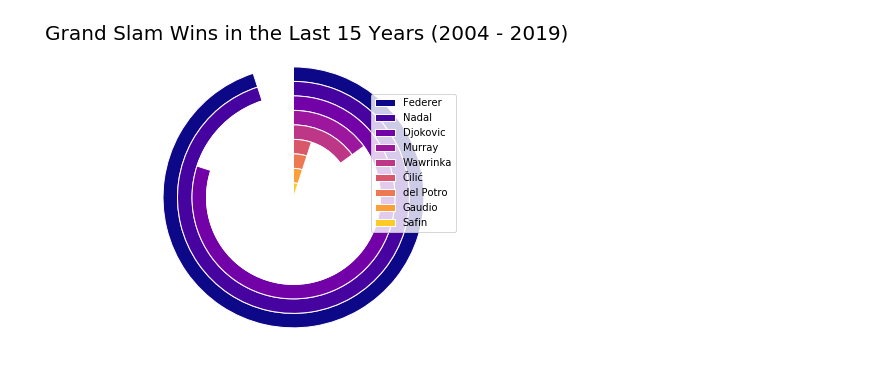
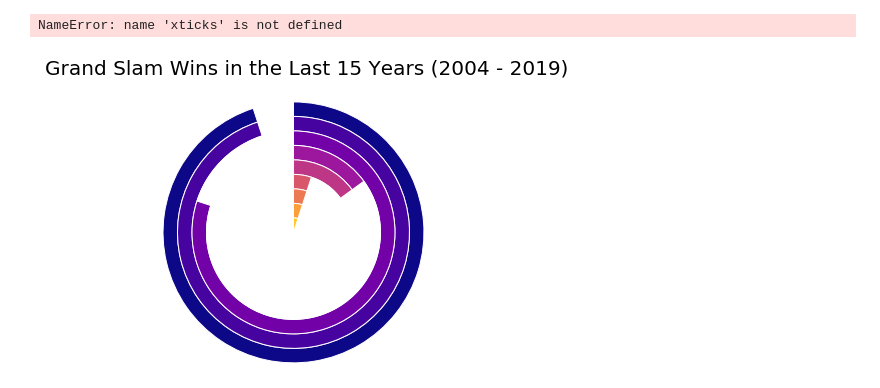
Before and after one commit to jschriem/Data-Analysis, a Jupyter notebook: Tennis/Grand Slam wins in last 15 years.ipynb, the cells around one changed output. Cells and saved outputs as stored; diff of their text form; code cells hidden in the pictures.

```diff
--- a/Tennis/Grand Slam wins in last 15 years.ipynb
+++ b/Tennis/Grand Slam wins in last 15 years.ipynb
@@ -2,38 +2,45 @@
 import matplotlib.pyplot as plt
 from matplotlib import cm
 from math import log10
+import numpy as np
 
 labels=['Federer', 'Nadal', 'Djokovic', 'Murray', 'Wawrinka', 'Čilić', 'del Potro', 'Gaudio', 'Safin']
 data = [19, 19, 16, 3, 3, 1,1,1,1]
 #number of data points
 n = len(data)
 #find max value for full ring
 k = 10 ** int(log10(max(data)))
 m = k * (1 + max(data) // k)
+
+# X-AXIS
+x=[1, 3, 7, 11, 16, 19]
 
 #radius of donut chart
 r = 1.5
 #calculate width of each ring
 w = r / n
 
 #create colors along a chosen colormap
 colors = [cm.plasma(i / n) for i in range(n)]
 
 #create figure, axis
 fig, ax = plt.subplots()
 ax.axis("equal")
 
 #create rings of donut chart
 for i in range(n):
     #hide labels in segments with textprops: alpha = 0 - transparent, alpha = 1 - visible
     innerring, _ = ax.pie([m - data[i], data[i]], radius = r - i * w, startangle = 90, labels = ["", labels[i]], labeldistance = 1 - 1 / (1.5 * (n - i)), textprops = {"alpha": 0}, colors = ["white", colors[i]])
     plt.setp(innerring, width = w, edgecolor = "white")
 
 ax.set_title('Grand Slam Wins in the Last 15 Years (2004 - 2019)', fontsize=20, )
 ttl = ax.title
 ttl.set_position([.54, 1.2])
 
-plt.legend()
+xticks(np.arange(0, 1, step=0.2))
+
+plt.legend(bbox_to_anchor=(0.9,0.5))
 plt.show()
 # %% [output]
+NameError: name 'xticks' is not defined
-[figure, old version]
+[figure, new version]
```
